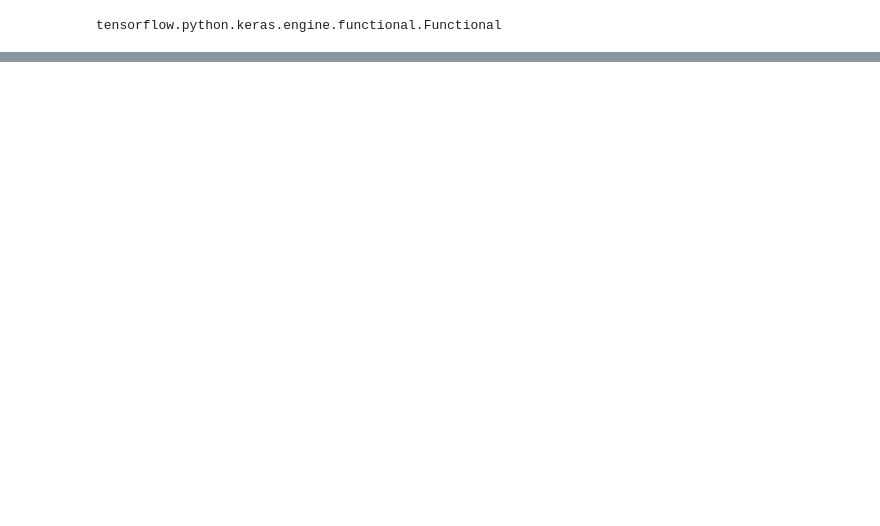
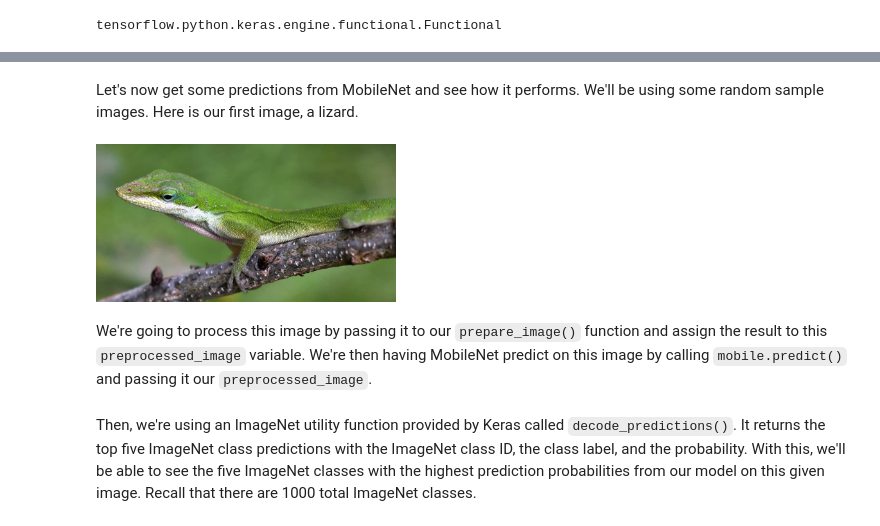
Before and after one commit to M-Ghodrat/CS-Tutorial, a Jupyter notebook: Extra/Keras.ipynb, the cells around one changed output, grey strips where cells are left out. Cells and saved outputs as stored; diff of their text form; code cells hidden in the pictures; blank space fills up the shorter version.

Commit message:
update Extra/Keras

```diff
--- a/Extra/Keras.ipynb
+++ b/Extra/Keras.ipynb
@@ -962,0 +1616,10 @@ import matplotlib.pyplot as plt
+# %% [markdown]
+Let's now get some predictions from MobileNet and see how it performs. We'll be using some random sample images.
+Here is our first image, a lizard.
+# %%
+from IPython.display import Image
+Image(filename='../../Image-Classification/data/MobileNet-samples/1.PNG', width=300,height=200)
+# %% [output]
+[figure, added]
+# %% [markdown]
+We're going to process this image by passing it to our `prepare_image()` function and assign the result to this `preprocessed_image` variable. We're then having MobileNet predict on this image by calling `mobile.predict()` and passing it our `preprocessed_image`.
@@ -962,0 +1629,2 @@ import matplotlib.pyplot as plt
+# %% [markdown]
+Then, we're using an ImageNet utility function provided by Keras called `decode_predictions()`. It returns the top five ImageNet class predictions with the ImageNet class ID, the class label, and the probability. With this, we'll be able to see the five ImageNet classes with the highest prediction probabilities from our model on this given image. Recall that there are 1000 total ImageNet classes.
```
Also changed, not shown: parts of 194 cells of this notebook.
